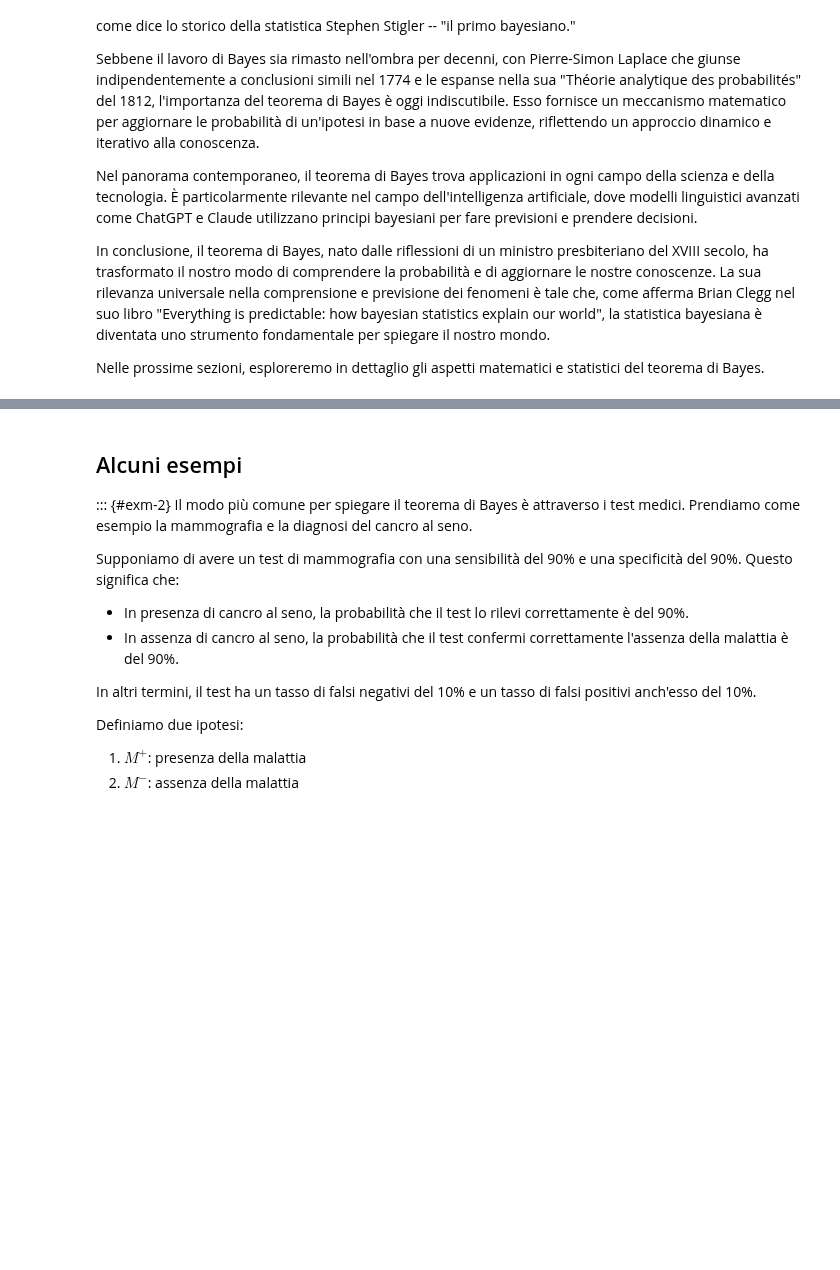
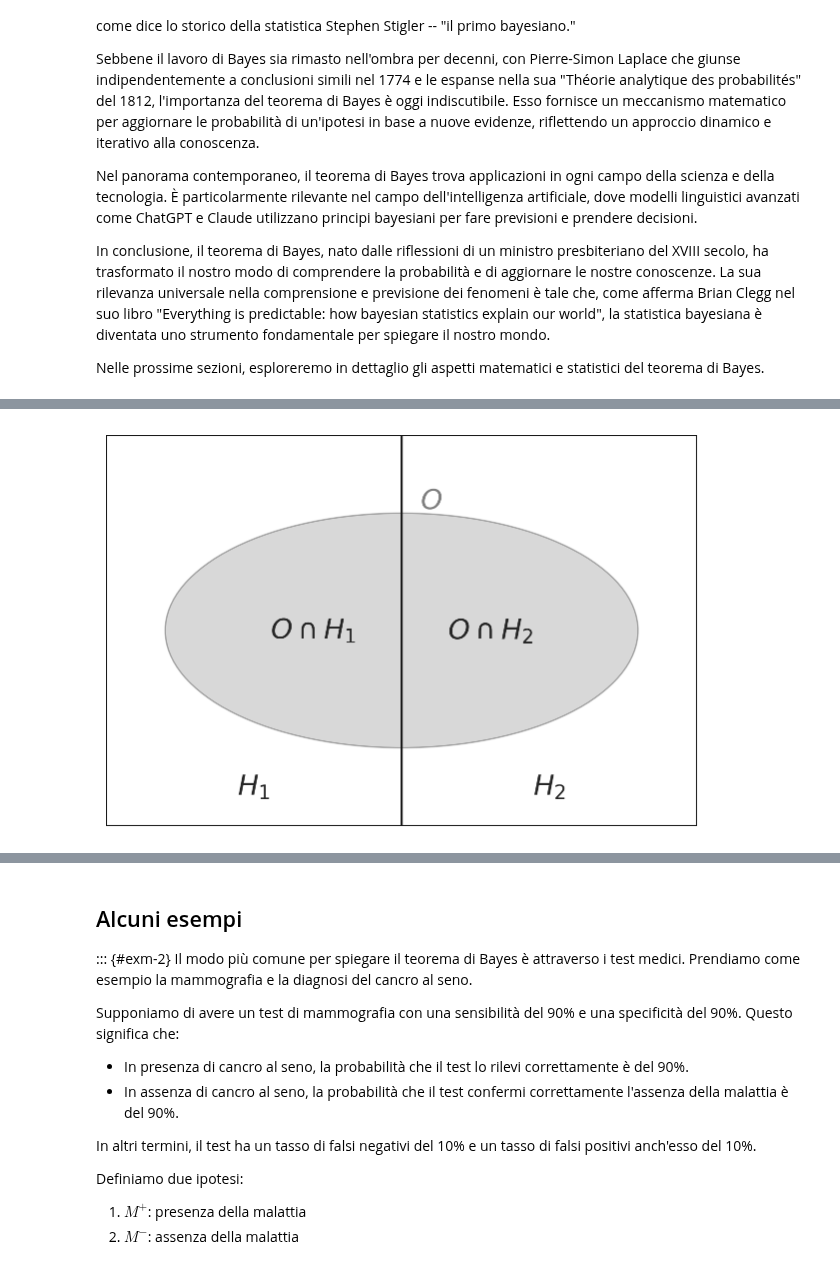
Before and after one commit to ccaudek/psicometria, a Jupyter notebook: chapters/chapter_3/03_bayes_theorem.ipynb, the cells around one changed output, grey strips where cells are left out. Saved outputs shown, nothing was run; the diff lists cells and outputs as text; code cells hidden in the pictures; blank space fills up the shorter version.

Commit message:
updated bayes theorem

```diff
--- a/chapters/chapter_3/03_bayes_theorem.ipynb
+++ b/chapters/chapter_3/03_bayes_theorem.ipynb
@@ -138,0 +78,72 @@ Grazie alla formula di Bayes, possiamo adottare un processo di aggiornamento con
+# %%
+#| echo: false
+
+fig, ax = plt.subplots(figsize=(8, 6))
+
+# Disegno dei rettangoli H1 e H2
+ax.plot([0, 0, 0.5, 0.5, 0], [0, 1, 1, 0, 0], "k")
+ax.plot([0.5, 0.5, 1, 1, 0.5], [0, 1, 1, 0, 0], "k")
+
+# Testo delle regioni H1 e H2
+ax.text(
+    0.25,
+    0.1,
+    "$H_1$",
+    horizontalalignment="center",
+    verticalalignment="center",
+    fontsize=20,
+)
+ax.text(
+    0.75,
+    0.1,
+    "$H_2$",
+    horizontalalignment="center",
+    verticalalignment="center",
+    fontsize=20,
+)
+
+# Disegno dell'ellisse O
+ellipse = patches.Ellipse(
+    (0.5, 0.5), 0.8, 0.6, edgecolor="black", facecolor="gray", alpha=0.3
+)
+ax.add_patch(ellipse)
+
+# Testo delle regioni di intersezione
+ax.text(
+    0.35,
+    0.5,
+    "$O \\cap H_1$",
+    horizontalalignment="center",
+    verticalalignment="center",
+    fontsize=20,
+)
+ax.text(
+    0.65,
+    0.5,
+    "$O \\cap H_2$",
+    horizontalalignment="center",
+    verticalalignment="center",
+    fontsize=20,
+)
+
+# Testo dell'ellisse O
+ax.text(
+    0.55,
+    0.88,
+    "$O$",
+    horizontalalignment="center",
+    verticalalignment="center",
+    fontsize=20,
+    color="gray",
+)
+
+# Impostazioni finali
+ax.set_xlim(0, 1)
+ax.set_ylim(0, 1)
+ax.axis("off")
+
+# Salvataggio dell'immagine
+# plt.savefig("/mnt/data/bayes_theorem_modified.png")
+plt.show()
+# %% [output]
+[figure, added]
```
Also changed, not shown: parts of 5 cells of this notebook, 23 other files.
